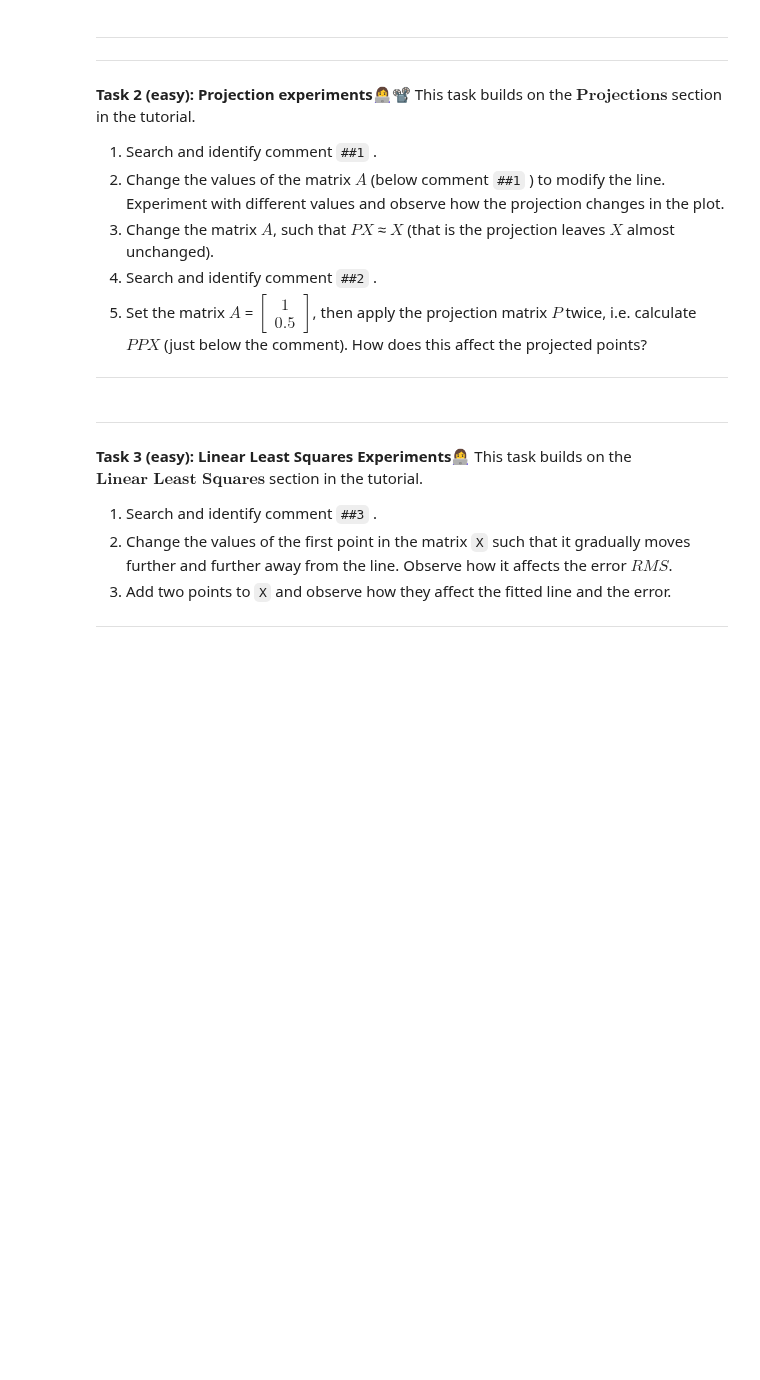
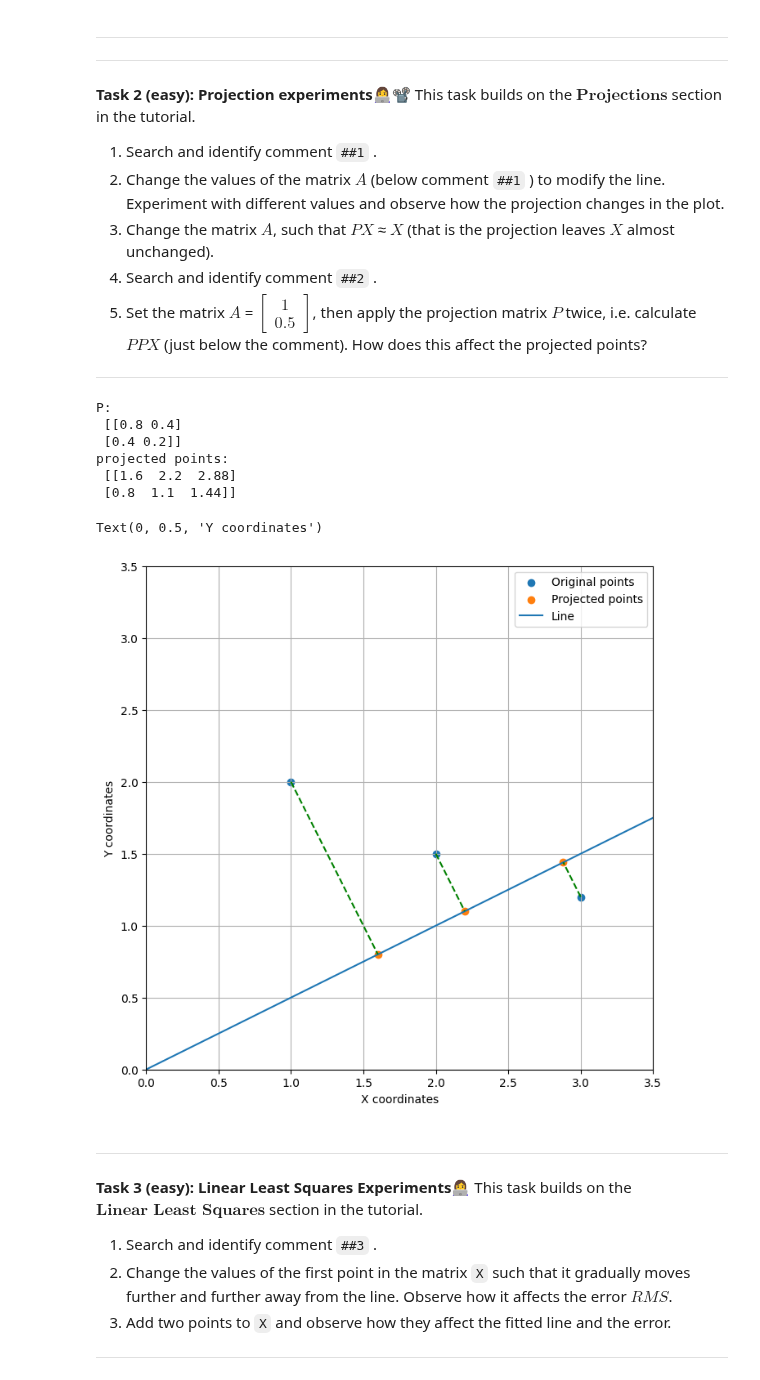
Before and after one commit to Mie-Jonasson/ComputerScienceMasters, a Jupyter notebook: IntroductionToMachineLearning/Exercises/W05/01-tutorial-qa.ipynb, the cells around one changed output. Saved outputs shown, nothing was run; the diff lists cells and outputs as text; code cells hidden in the pictures; blank space fills up the shorter version.

```diff
--- a/IntroductionToMachineLearning/Exercises/W05/01-tutorial-qa.ipynb
+++ b/IntroductionToMachineLearning/Exercises/W05/01-tutorial-qa.ipynb
@@ -57,4 +57,61 @@ This task builds on the $\textbf{Projections}$ section in the tutorial.
 
 ---
 # %%
+import numpy as np
+import matplotlib.pyplot as plt
 # Write your solution here
+# Three points
+X = np.array([
+    [1, 2],
+    [2, 1.5],
+    [3, 1.2]
+]).T
+
+# Make line points (remember Numpy broadcasting)
+x = np.linspace(0, 4)
+f_x = x * 0.5
+
+##1
+#The line l written as the design matrix
+A = np.array([[1, 0.5]]).T
+# A = np.array([[1, 0], [0, 1]]).T  #  has to be a column vector
+
+##2
+## construct projection matrix
+P = (A @ np.linalg.inv(A.T @ A)) @ A.T
+print("P:\n", P)
+
+#projection the points with matrix multiplication
+x_prime = P @ P @ X
+print("projected points:\n", x_prime)
+
+# Creating a square figure (makes it easier to visually confirm projection)
+plt.figure(figsize=(8, 8))
+
+plt.scatter(X[0, :], X[1, :], label="Original points")  # Old points
+plt.scatter(x_prime[0, :], x_prime[1, :], label="Projected points")  # Projected points
+plt.plot(x, f_x, label="Line")  # Line
+plt.legend()
+
+# Gather old and projected points in a single array
+P1 = np.concatenate([X.T[:, :].reshape(1, 3, 2), x_prime.T[:, :].reshape(1, 3, 2)], axis=0)
+# Plot projection/error lines
+plt.plot(P1[:, 0, 0], P1[:, 0, 1], 'g--')
+plt.plot(P1[:, 1, 0], P1[:, 1, 1], 'g--')
+plt.plot(P1[:, 2, 0], P1[:, 2, 1], 'g--')
+# Add grid lines
+plt.grid(True)
+# Set axes limits to be the same for equal aspect ratio
+plt.xlim(0, 3.5)
+plt.ylim(0, 3.5)
+plt.xlabel("X coordinates")
+plt.ylabel("Y coordinates")
+# %% [output]
+P:
+ [[0.8 0.4]
+ [0.4 0.2]]
+projected points:
+ [[1.6  2.2  2.88]
+ [0.8  1.1  1.44]]
+Text(0, 0.5, 'Y coordinates')
+[figure, added]
```
Also changed, not shown: parts of 7 cells of this notebook, 2 other files.
